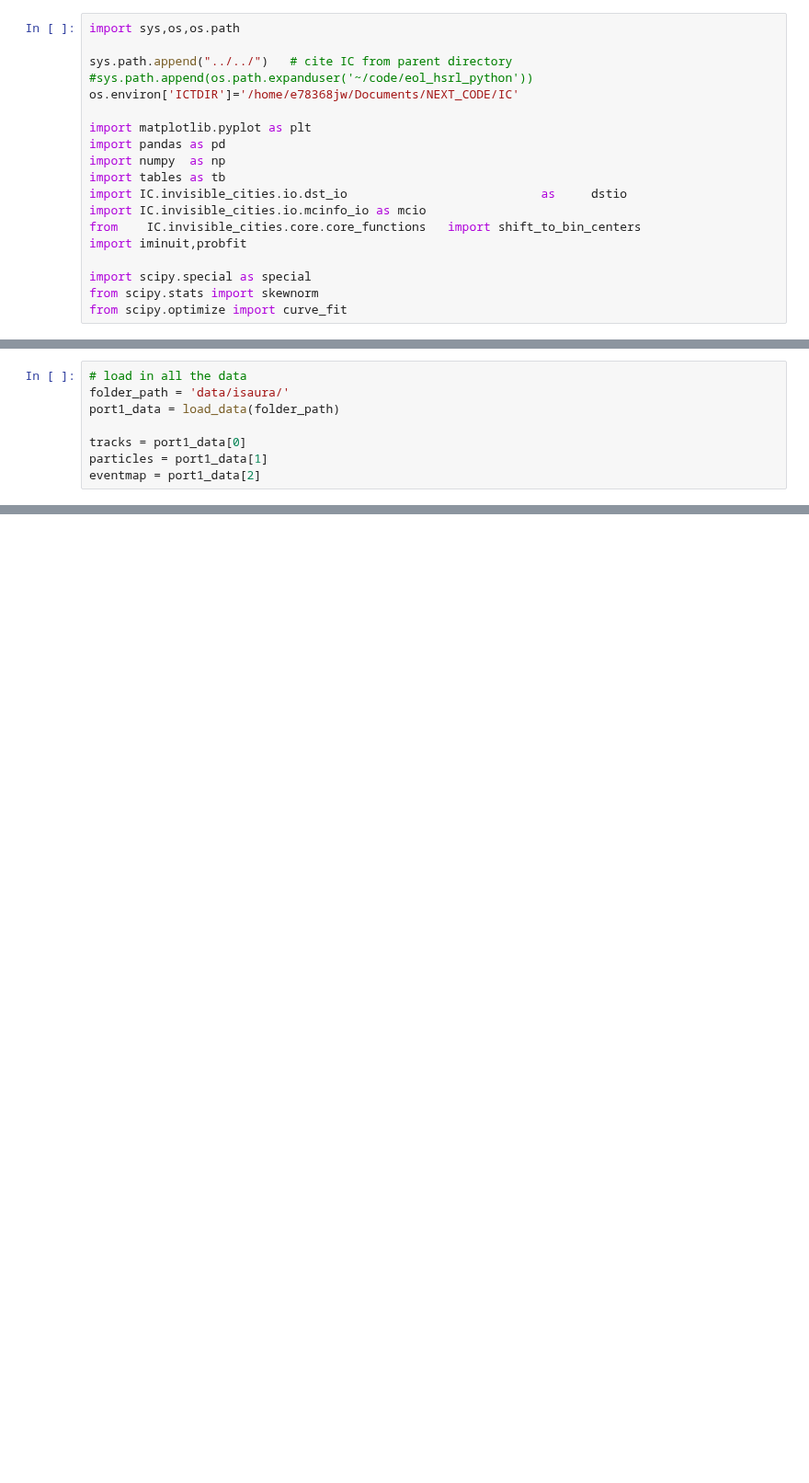
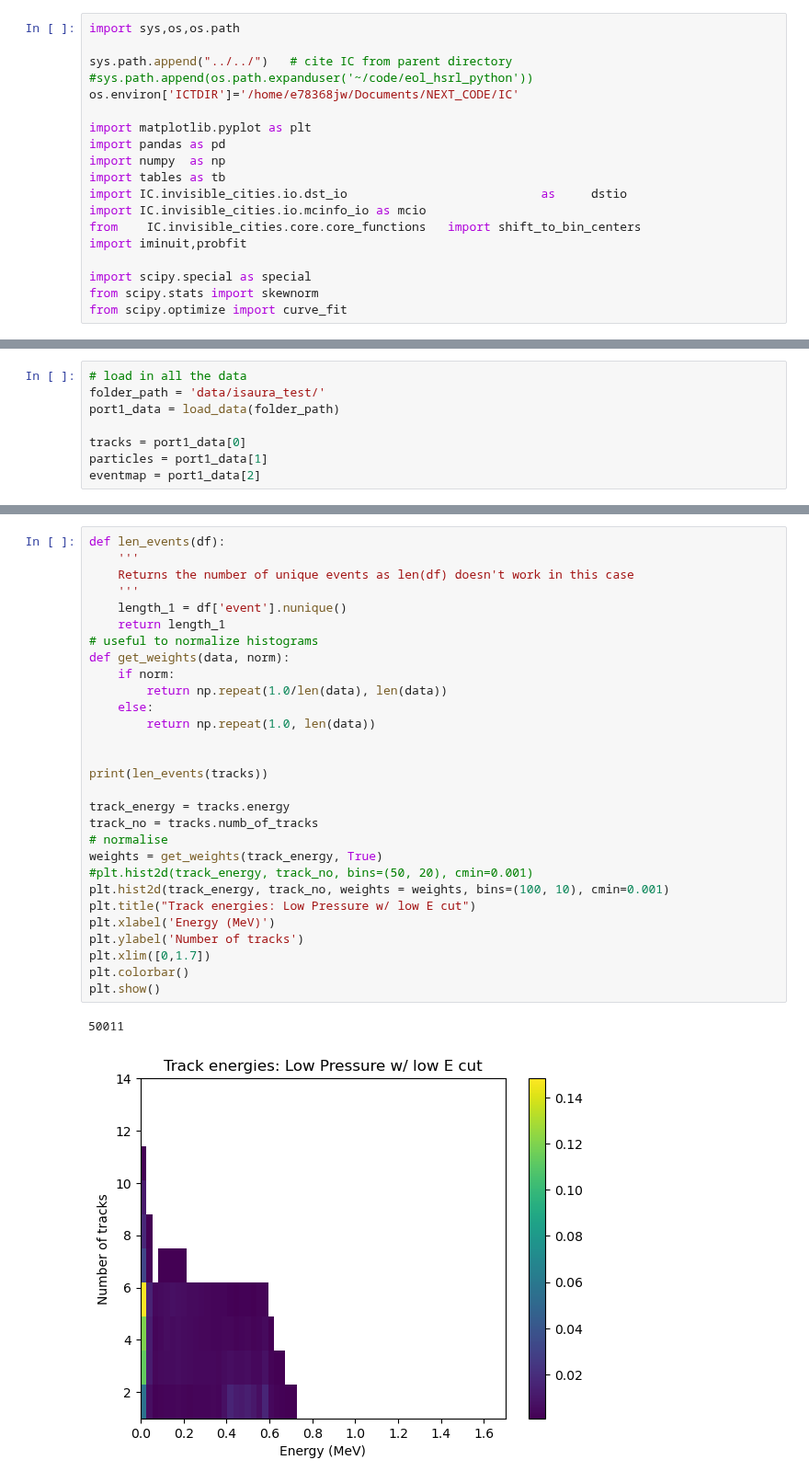
Before and after one commit to jwaiton/next_misc, a Jupyter notebook: Isaura_full_reco_work/isaura_file_tester.ipynb, the cells around one changed output, grey strips where cells are left out. Shown at 92% size. Saved outputs shown, nothing was run; the diff lists cells and outputs as text; blank space fills up the shorter version.

```diff
--- a/Isaura_full_reco_work/isaura_file_tester.ipynb
+++ b/Isaura_full_reco_work/isaura_file_tester.ipynb
@@ -55,7 +86,7 @@ def load_data(folder_path):
     return (tracks, particles, eventmap)
 # %%
 # load in all the data
-folder_path = 'data/isaura/'
+folder_path = 'data/isaura_test/'
 port1_data = load_data(folder_path)
 
 tracks = port1_data[0]
@@ -65,0 +146,32 @@ NotADirectoryError: [Errno 20] Not a directory: 'data/isaura_1_208Tl.h5'
+# %%
+def len_events(df):
+    '''
+    Returns the number of unique events as len(df) doesn't work in this case
+    '''
+    length_1 = df['event'].nunique()
+    return length_1
+# useful to normalize histograms
+def get_weights(data, norm):
+    if norm:
+        return np.repeat(1.0/len(data), len(data))
+    else:
+        return np.repeat(1.0, len(data))
+
+
+print(len_events(tracks))
+
+track_energy = tracks.energy
+track_no = tracks.numb_of_tracks
+# normalise
+weights = get_weights(track_energy, True)
+#plt.hist2d(track_energy, track_no, bins=(50, 20), cmin=0.001)
+plt.hist2d(track_energy, track_no, weights = weights, bins=(100, 10), cmin=0.001)
+plt.title("Track energies: Low Pressure w/ low E cut")
+plt.xlabel('Energy (MeV)')
+plt.ylabel('Number of tracks')
+plt.xlim([0,1.7])
+plt.colorbar()
+plt.show()
+# %% [output]
+50011
+[figure, added]
```
Also changed, not shown: parts of 8 cells of this notebook, 1 other file.
